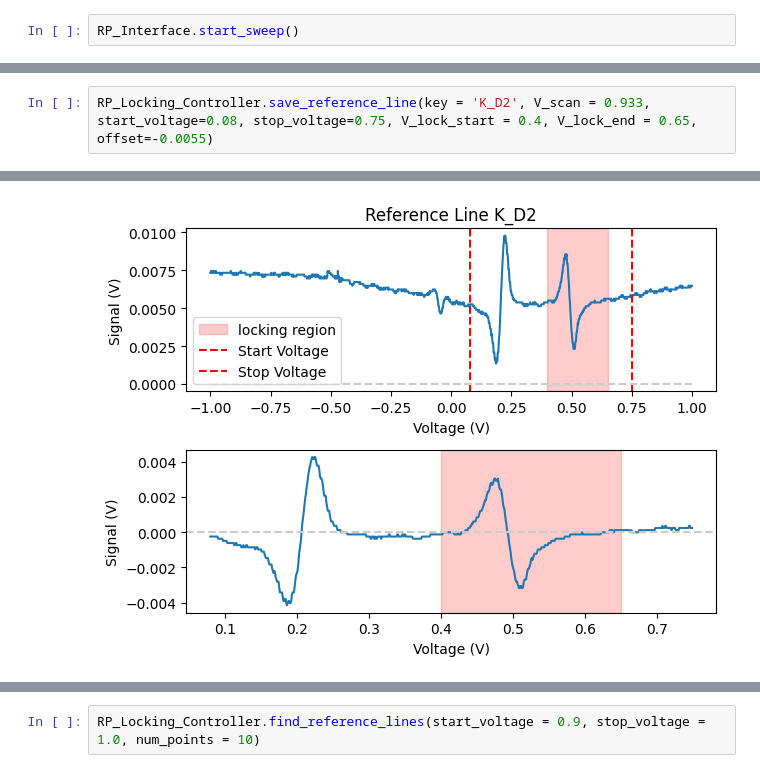
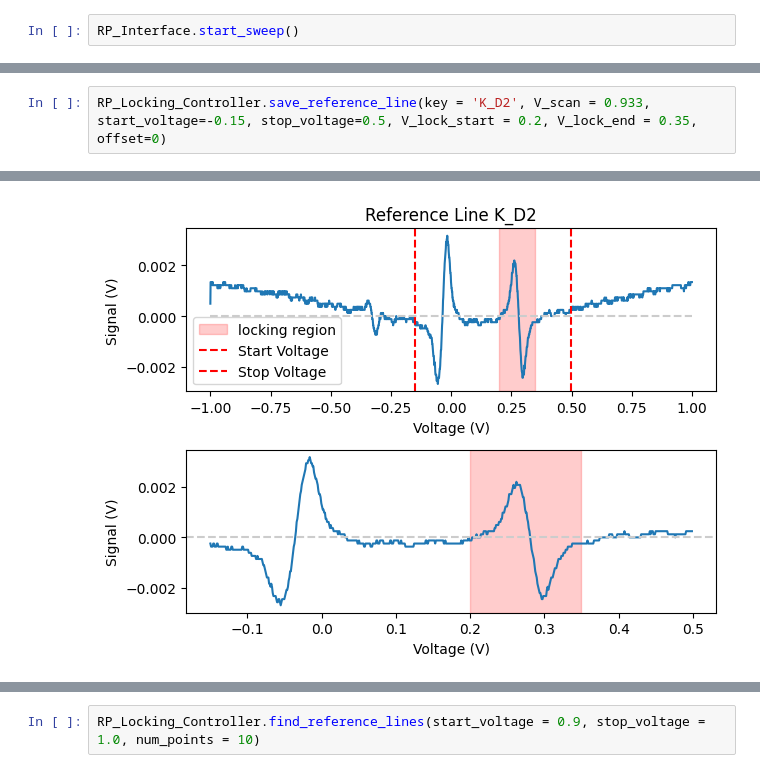
Before and after one commit to jack00look/RP_Spectroscopy, a Jupyter notebook: Laser_Lock_Controller.ipynb, the cells around one changed output, grey strips where cells are left out. Drawn from its saved outputs; the diff is of its cells as text.

```diff
--- a/Laser_Lock_Controller.ipynb
+++ b/Laser_Lock_Controller.ipynb
@@ -94,3 +119,3 @@ Scanning at voltage 1.000V (10/10) [##########] (17.73s) Done!
 # %%
-RP_Locking_Controller.save_reference_line(key = 'K_D2', V_scan = 0.933, start_voltage=0.08, stop_voltage=0.75, V_lock_start = 0.4, V_lock_end = 0.65, offset=-0.0055)
+RP_Locking_Controller.save_reference_line(key = 'K_D2', V_scan = 0.933, start_voltage=-0.15, stop_voltage=0.5, V_lock_start = 0.2, V_lock_end = 0.35, offset=0)
 # %% [output]
@@ -100 +125 @@ RP_Locking_Controller.save_reference_line(key = 'K_D2', V_scan = 0.933, start_vo
-[figure, old version]
+[figure, new version]
```
Also changed, not shown: parts of 9 cells of this notebook, 19 other files.
